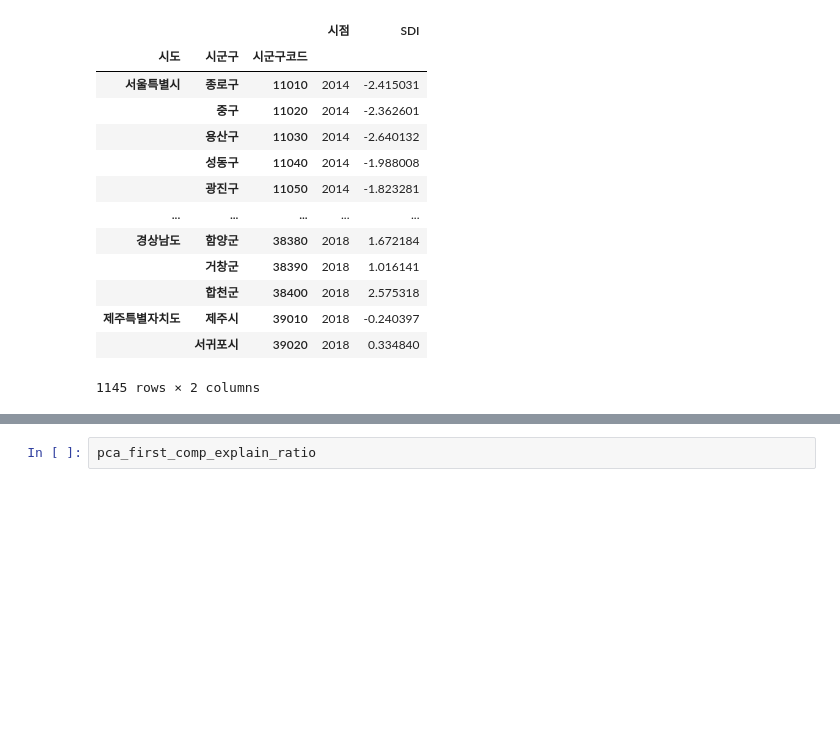
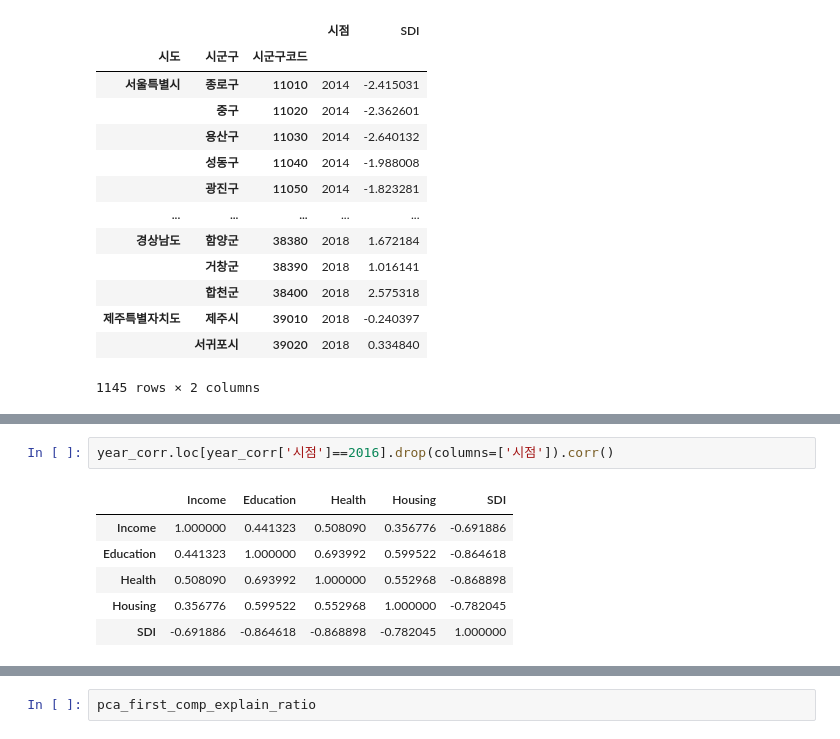
Before and after one commit to kankang-woojin/lib_sdi, a Jupyter notebook: ipynb/1_independent_variable(SDI).ipynb, the cells around one changed output, grey strips where cells are left out. Saved outputs shown, nothing was run; the diff lists cells and outputs as text; blank space fills up the shorter version.

```diff
--- a/ipynb/1_independent_variable(SDI).ipynb
+++ b/ipynb/1_independent_variable(SDI).ipynb
@@ -466,0 +476,9 @@ year_corr.loc[year_corr['시점']==2015].drop(columns=['시점']).corr()
+# %%
+year_corr.loc[year_corr['시점']==2016].drop(columns=['시점']).corr()
+# %% [output]
+|  | Income | Education | Health | Housing | SDI |
+| Income | 1.000000 | 0.441323 | 0.508090 | 0.356776 | -0.691886 |
+| Education | 0.441323 | 1.000000 | 0.693992 | 0.599522 | -0.864618 |
+| Health | 0.508090 | 0.693992 | 1.000000 | 0.552968 | -0.868898 |
+| Housing | 0.356776 | 0.599522 | 0.552968 | 1.000000 | -0.782045 |
+| SDI | -0.691886 | -0.864618 | -0.868898 | -0.782045 | 1.000000 |
```
Also changed, not shown: parts of 7 cells of this notebook, 12 other files.
